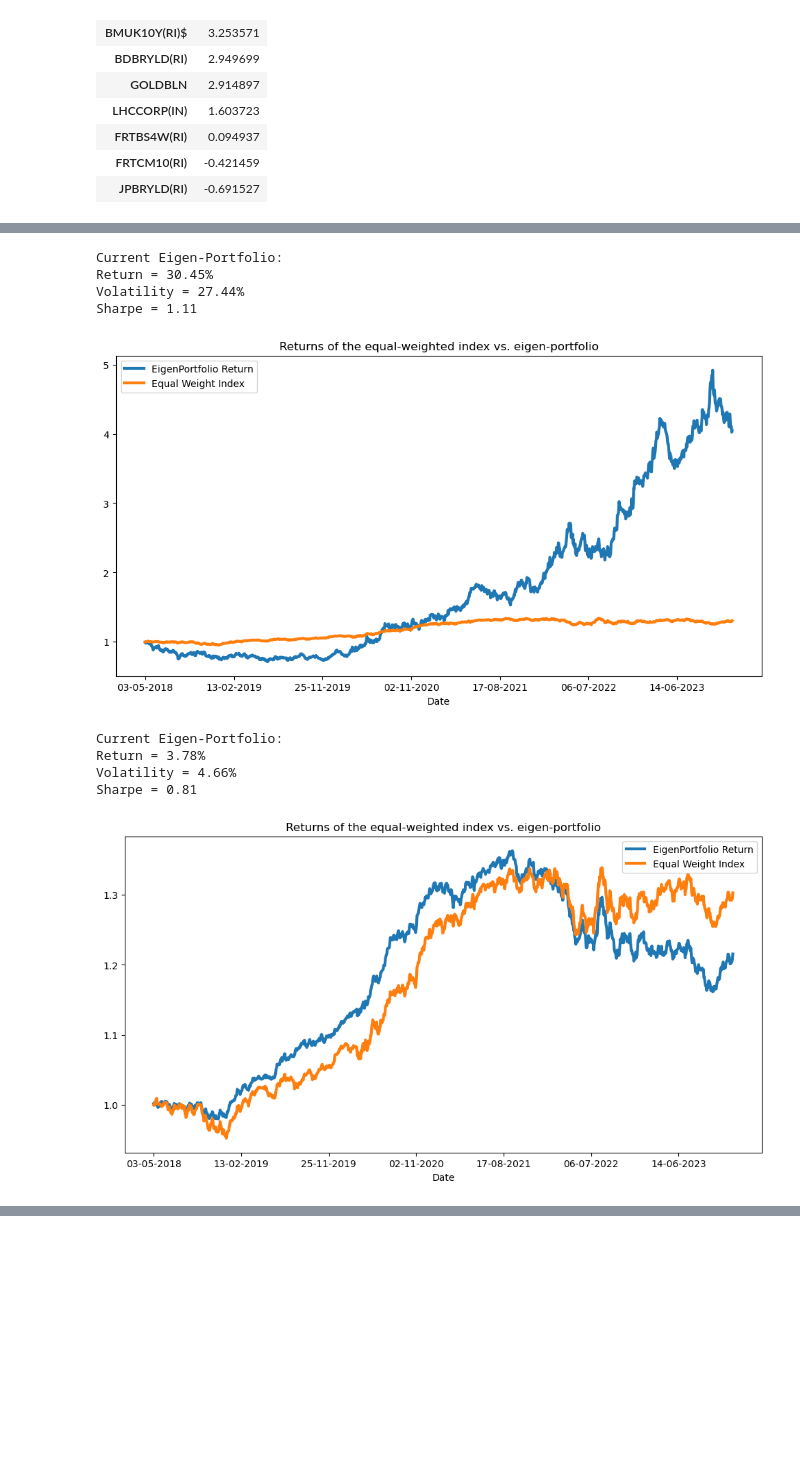
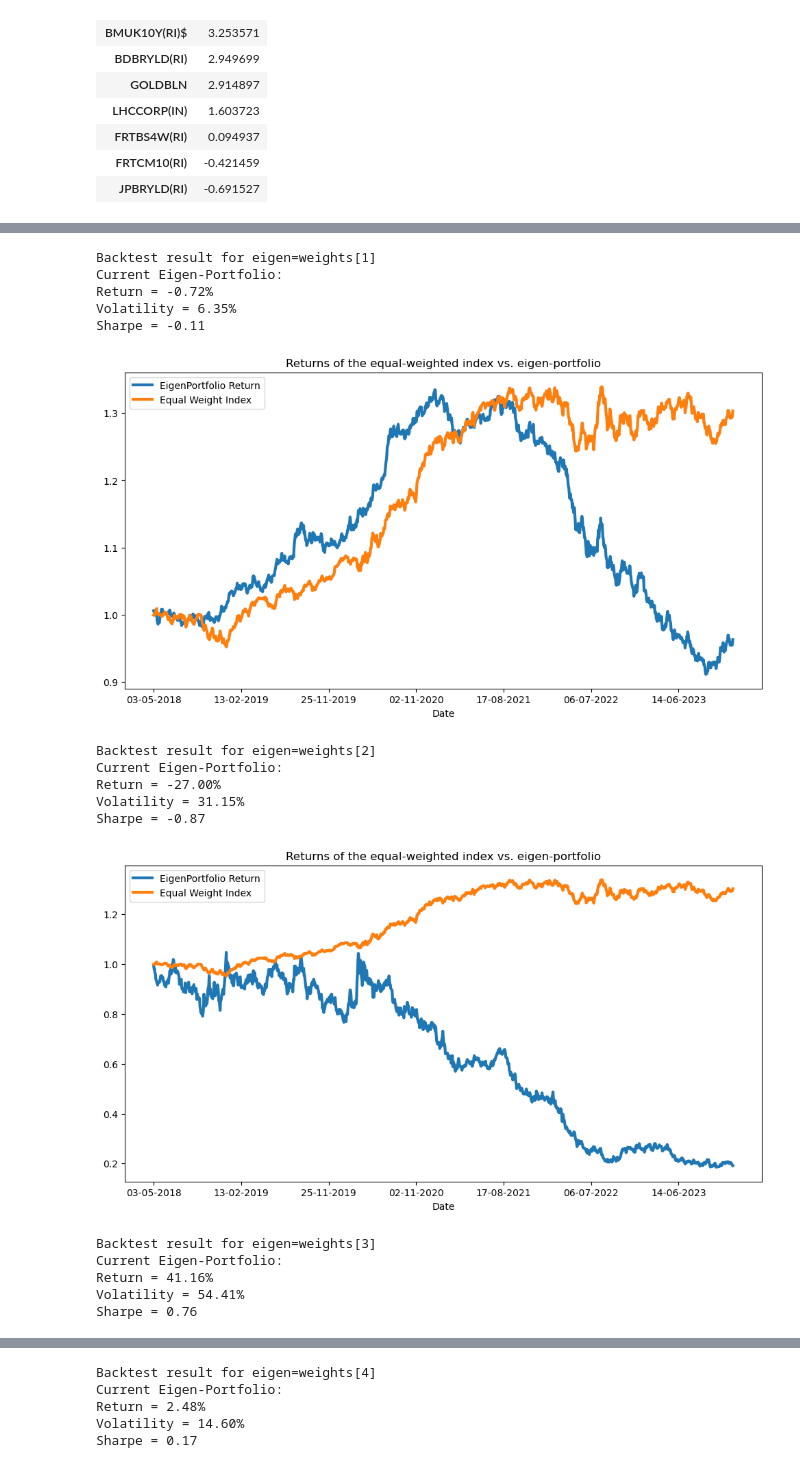
Before and after one commit to Tan0906/Finance, a Jupyter notebook: Risk Management.ipynb, the cells around one changed output, grey strips where cells are left out. Drawn from its saved outputs; the diff is of its cells as text; code cells hidden in the pictures; blank space fills up the shorter version.

```diff
--- a/Risk Management.ipynb
+++ b/Risk Management.ipynb
@@ -111,10 +117,9 @@ pd.Series(np.cumsum(pca.explained_variance_ratio_)).to_frame('Explained Variance
 | 9 | 90.92% |
 [figure]
 # %%
+#Weighing
 def PCWeights():
-    '''
-    Principal Components (PC) weights for each 17 PCs
-    '''
+
     weights = pd.DataFrame()
 
     for i in range(len(pca.components_)):
@@ -293,7 +298,7 @@ def Backtest(eigen):
         'Equal Weight Index': equal_weight_return
     }, index=X_test.index)
 
-    # Adjusting the title to show an identifier rather than the whole eigen vector
+
     np.cumprod(df_plot + 1).plot(
         title='Returns of the equal-weighted index vs. eigen-portfolio',
         figsize=(12, 6),
@@ -301,7 +306,8 @@ def Backtest(eigen):
     )
     plt.show()
 
-# Example usage:
-Backtest(eigen=weights[13])Backtest(eigen=weights[7])
-Backtest(eigen=weights[0])
+
+for i in range(15):
+    print(f"Backtest result for eigen=weights[{i}]")
+    result = Backtest(eigen=weights[i])
 # %% [output]
@@ -313,10 +320,17 @@ Sharpe = 0.54
+Backtest result for eigen=weights[1]
 Current Eigen-Portfolio:
-Return = 30.45%
-Volatility = 27.44%
-Sharpe = 1.11
+Return = -0.72%
+Volatility = 6.35%
+Sharpe = -0.11
-[figure, old version]
+[figure, new version]
+Backtest result for eigen=weights[2]
 Current Eigen-Portfolio:
-Return = 3.78%
-Volatility = 4.66%
-Sharpe = 0.81
+Return = -27.00%
+Volatility = 31.15%
+Sharpe = -0.87
-[figure, old version]
+[figure, new version]
+Backtest result for eigen=weights[3]
+Current Eigen-Portfolio:
+Return = 41.16%
+Volatility = 54.41%
+Sharpe = 0.76
@@ -322,0 +338,5 @@ Sharpe = 0.81
+Backtest result for eigen=weights[4]
+Current Eigen-Portfolio:
+Return = 2.48%
+Volatility = 14.60%
+Sharpe = 0.17
```
Also changed, not shown: parts of 10 cells of this notebook.
